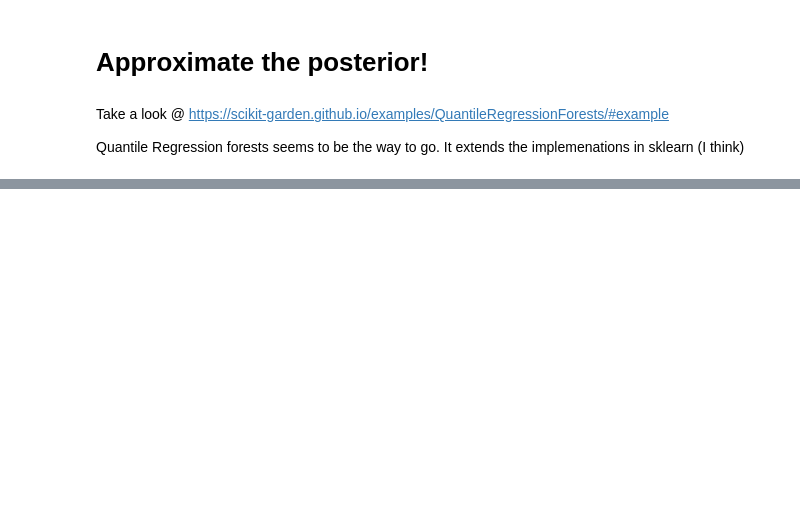
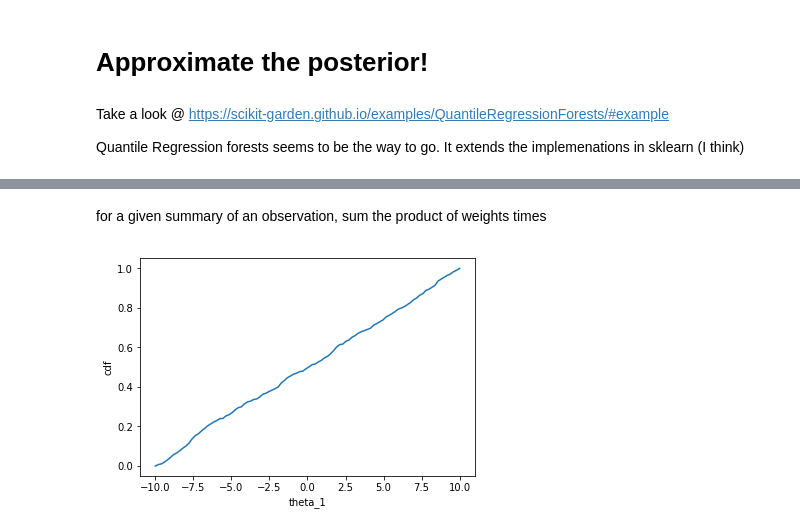
Before and after one commit to robineriksson/abcGBM, a Jupyter notebook: notebooks/Normal toy example.ipynb, the cells around one changed output, grey strips where cells are left out. Drawn from its saved outputs; the diff is of its cells as text; code cells hidden in the pictures; blank space fills up the shorter version.

```diff
--- a/notebooks/Normal toy example.ipynb
+++ b/notebooks/Normal toy example.ipynb
@@ -325,0 +343,17 @@ pass
+# %% [markdown]
+for a given summary of an observation,
+sum the product of weights times
+# %%
+eta = obs_ss_pci
+tau_vec_1 = np.linspace(-10,10,100)
+F_tilde = np.zeros(len(tau_vec_1))
+
+for i in range(len(tau_vec_1)):
+    F_tilde[i] = np.sum(w_feature * np.int64(y_train_1 < tau_vec_1[i]))
+# %%
+plt.plot(tau_vec_1, F_tilde)
+plt.xlabel("theta_1")
+plt.ylabel("cdf")
+pass
+# %% [output]
+[figure, added]
```
Also changed, not shown: parts of 30 cells of this notebook, 1 other file.
